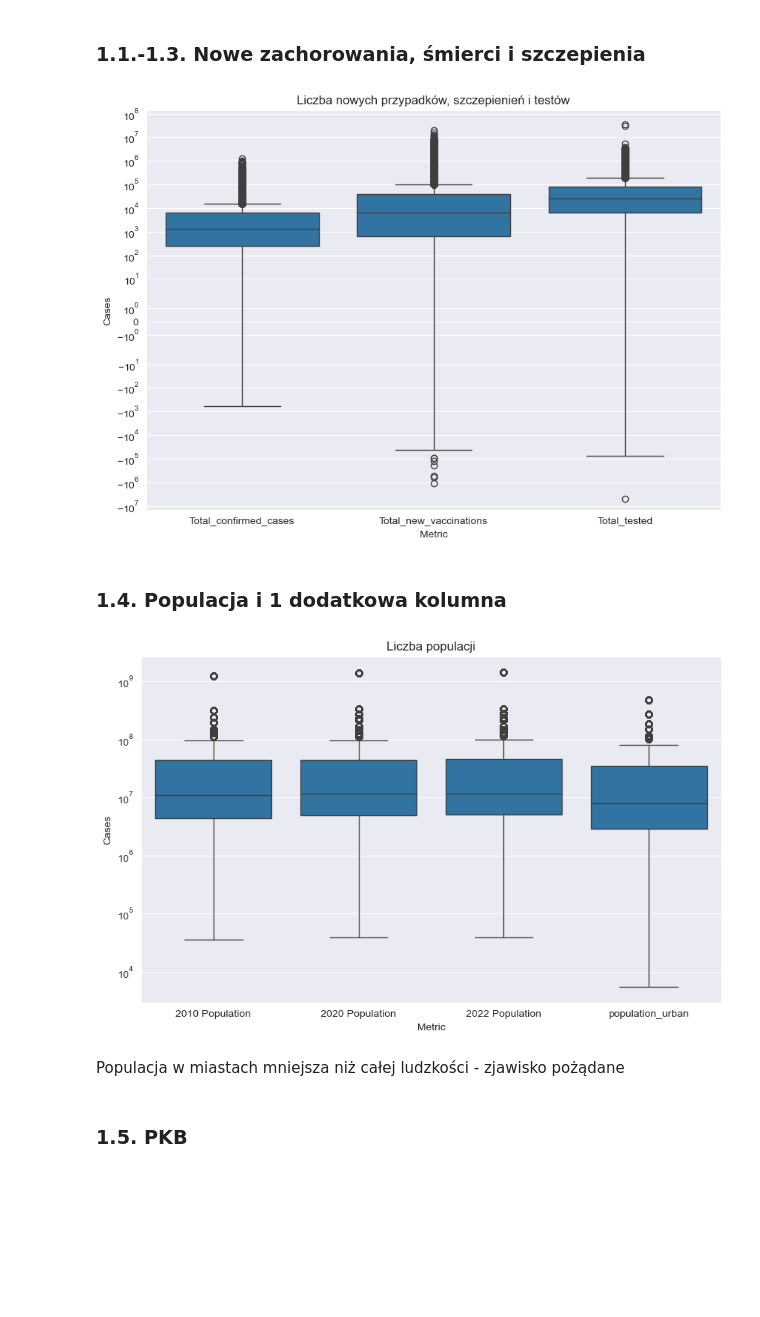
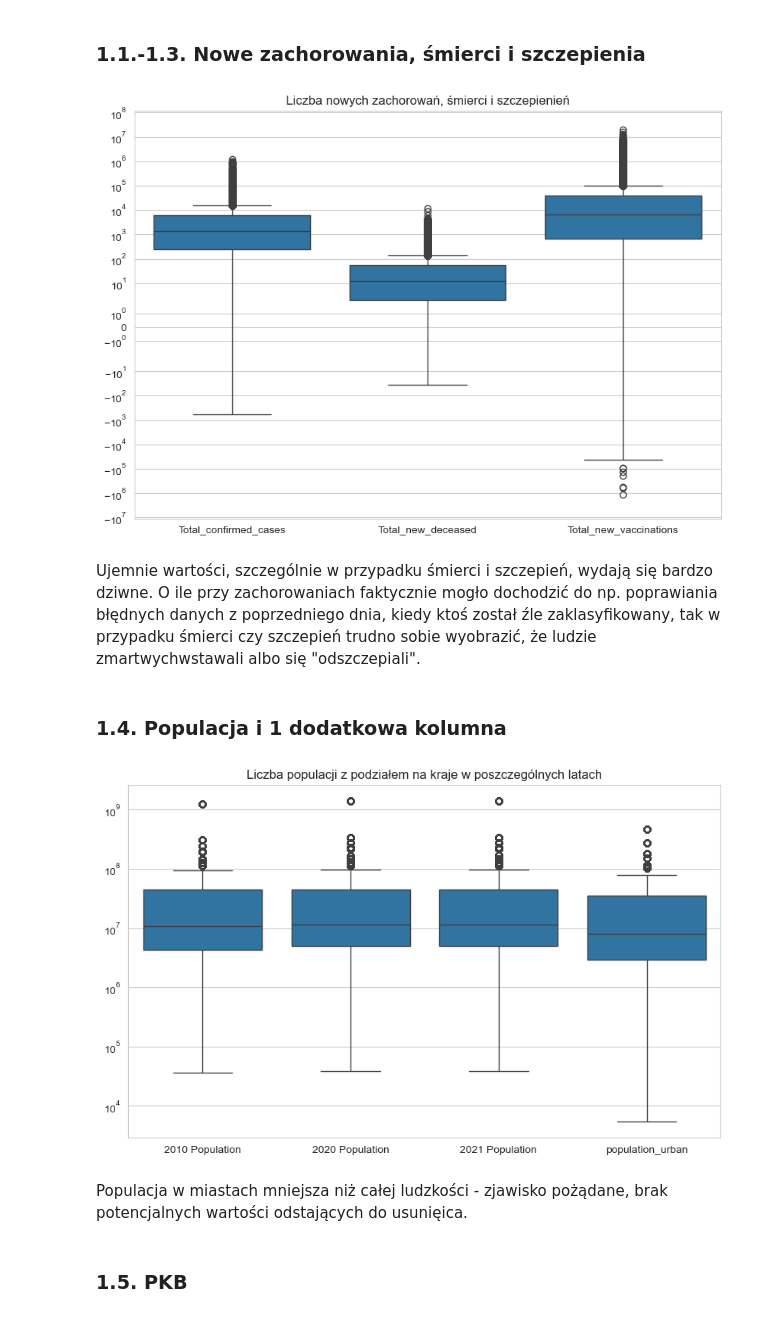
Before and after one commit to AbsZeroO/big-data, a Jupyter notebook: Poziom_2/Poziom2.ipynb, the cells around one changed output. Saved outputs shown, nothing was run; the diff lists cells and outputs as text; code cells hidden in the pictures; blank space fills up the shorter version.

```diff
--- a/Poziom_2/Poziom2.ipynb
+++ b/Poziom_2/Poziom2.ipynb
@@ -37,26 +37,30 @@ TODO - ładniejsze podpisy i kolory
 ### 1.1.-1.3. Nowe zachorowania, śmierci i szczepienia
 # %%
 df_filtered = df_data.melt(
-    value_vars=["Total_confirmed_cases", "Total_new_vaccinations", "Total_tested"],
+    value_vars=["Total_confirmed_cases", "Total_new_deceased", "Total_new_vaccinations"],
     var_name="Metric",
     value_name="Cases",
     ignore_index=True
 )
 
 plt.figure(figsize=(10, 7))
 sns.boxplot(data=df_filtered, x="Metric", y="Cases")
+plt.xlabel("")
+plt.ylabel("")
 plt.ylim(df_filtered["Cases"].min()-10000000, df_filtered["Cases"].max()+100000000)
 plt.yscale("symlog")
-plt.title("Liczba nowych przypadków, szczepienień i testów")
+plt.title("Liczba nowych zachorowań, śmierci i szczepienień")
 
 plt.show()
 # %% [output]
-[figure, old version]
+[figure, new version]
+# %% [markdown]
+Ujemnie wartości, szczególnie w przypadku śmierci i szczepień, wydają się bardzo dziwne. O ile przy zachorowaniach faktycznie mogło dochodzić do np. poprawiania błędnych danych z poprzedniego dnia, kiedy ktoś został źle zaklasyfikowany, tak w przypadku śmierci czy szczepień trudno sobie wyobrazić, że ludzie zmartwychwstawali albo się "odszczepiali".
 # %% [markdown]
 ### 1.4. Populacja i 1 dodatkowa kolumna
 # %%
 df_filtered = df_data.melt(
-    value_vars=["2010 Population", "2020 Population", "2022 Population", "population_urban"],
+    value_vars=["2010 Population", "2020 Population", "2021 Population", "population_urban"],
     var_name="Metric",
     value_name="Cases",
     ignore_index=True
@@ -64,14 +68,16 @@ df_filtered = df_data.melt(
 
 plt.figure(figsize=(10, 6))
 sns.boxplot(data=df_filtered, x="Metric", y="Cases")
+plt.xlabel("")
+plt.ylabel("")
 plt.yscale("log")
-plt.title("Liczba populacji")
+plt.title("Liczba populacji z podziałem na kraje w poszczególnych latach")
 
 plt.show()
 # %% [output]
-[figure, old version]
+[figure, new version]
 # %% [markdown]
-Populacja w miastach mniejsza niż całej ludzkości - zjawisko pożądane
+Populacja w miastach mniejsza niż całej ludzkości - zjawisko pożądane, brak potencjalnych wartości odstających do usunięica.
 # %% [markdown]
 ### 1.5. PKB
 # %%
```
Also changed, not shown: parts of 36 cells of this notebook.
